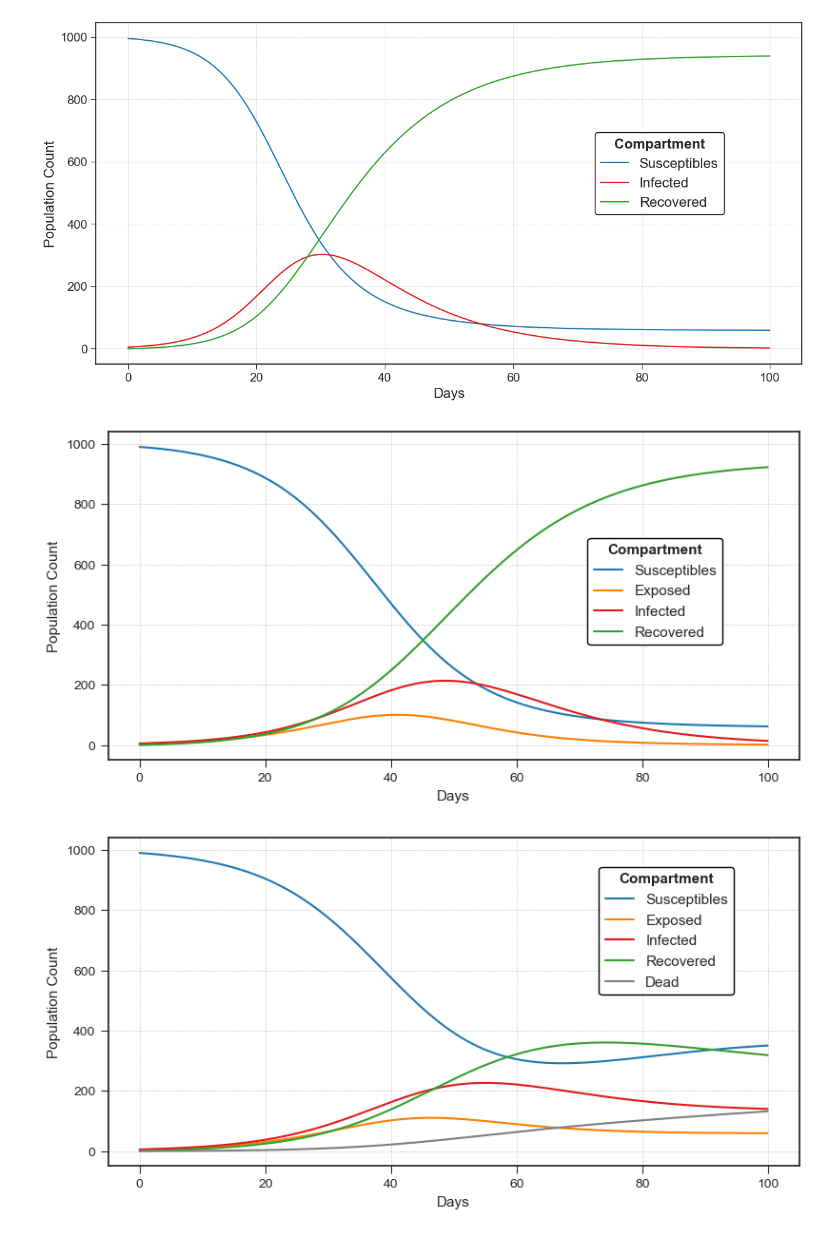
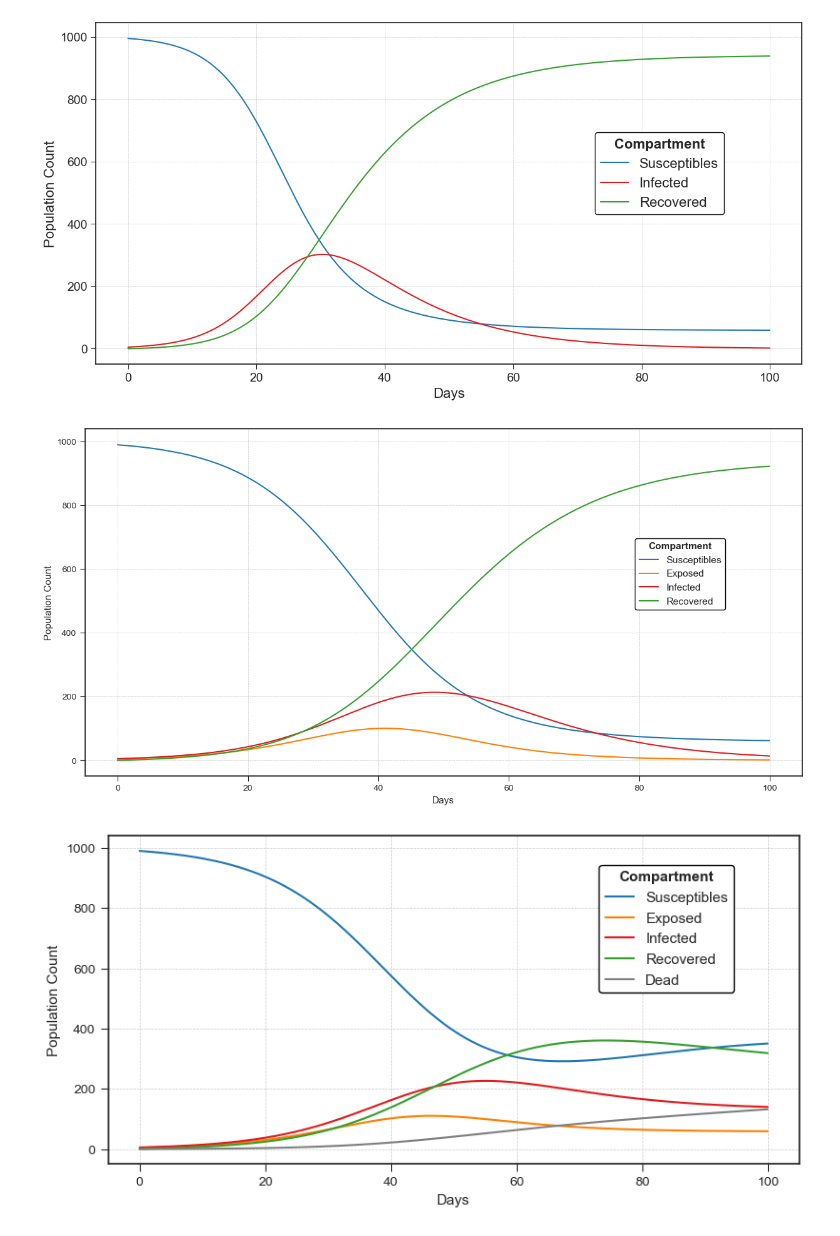
Before and after one commit to rosastreg/Undergrad_AM_Thesis, a Jupyter notebook: Theory/1_Epidemic_Modelling.ipynb, the cells around one changed output. Saved outputs shown, nothing was run; the diff lists cells and outputs as text; code cells hidden in the pictures.

```diff
--- a/Theory/1_Epidemic_Modelling.ipynb
+++ b/Theory/1_Epidemic_Modelling.ipynb
@@ -173,35 +173,35 @@ X0 = (S0, E0, I0, R0)
 params = (beta, gamma, sigma)
 
 time,S,E,I,R = SEIR_model(N, T, h, X0, params)
 
 #Plot the results
 plt.style.use('seaborn-v0_8-ticks')
 colors = sns.color_palette('Paired')
-plt.figure(figsize=(8, 4))
+plt.figure(figsize=(12,6))
 
 plt.plot(time, S, label='Susceptibles', color=colors[1])
 plt.plot(time, E, label='Exposed', color = colors[7])
 plt.plot(time, I, label='Infected', color = colors[5])
 plt.plot(time, R, label='Recovered', color=colors[3])
 
 plt.grid(visible=True, linestyle='--', linewidth=0.5)
 plt.legend(
     bbox_to_anchor=(0.9, 0.7),
     fontsize=11,
     title='Compartment',
     title_fontproperties={'weight': 'bold', 'size': 11},
     frameon=True,
     fancybox=True,
     framealpha=1,
     edgecolor='black',
     facecolor='white')
 plt.tight_layout()
 plt.xlabel('Days', fontsize=11)
 plt.ylabel('Population Count', fontsize=11)
 
 plt.show()
 # %% [output]
-[figure, old version]
+[figure, new version]
 # %%
 def seirds_model(N, T, h, X0, params):
     """
```
Also changed, not shown: parts of 4 cells of this notebook, 1 other file.
